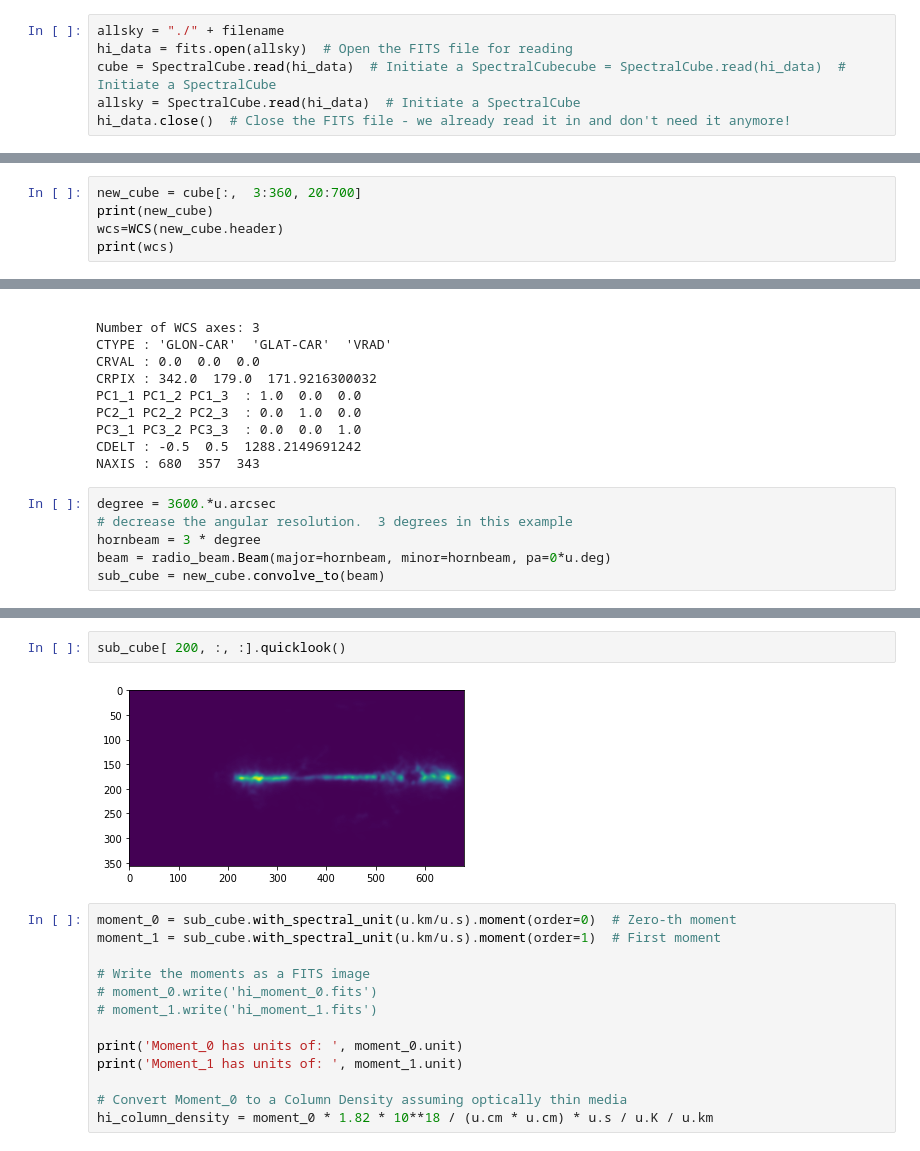
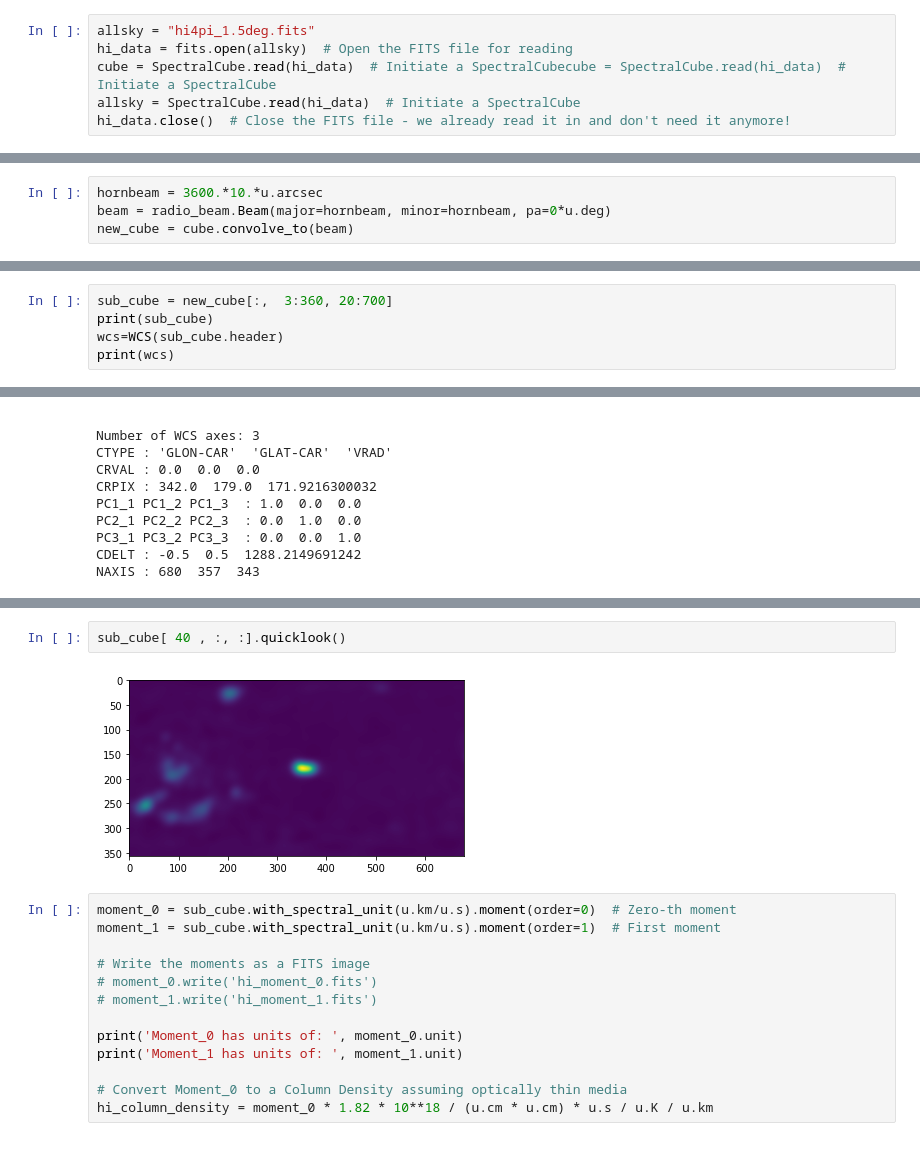
Before and after one commit to glangsto/hi4pi, a Jupyter notebook: HI4PI-Smooth.ipynb, the cells around one changed output, grey strips where cells are left out. Cells and saved outputs as stored; diff of their text form.

```diff
--- a/HI4PI-Smooth.ipynb
+++ b/HI4PI-Smooth.ipynb
@@ -37,5 +46,5 @@ from reproject import reproject_interp
 # %%
-allsky = "./" + filename
+allsky = "hi4pi_1.5deg.fits"
 hi_data = fits.open(allsky)  # Open the FITS file for reading
 cube = SpectralCube.read(hi_data)  # Initiate a SpectralCubecube = SpectralCube.read(hi_data)  # Initiate a SpectralCube
 allsky = SpectralCube.read(hi_data)  # Initiate a SpectralCube
@@ -60,3 +69,7 @@ cube[:, 181, 110].quicklook()  # Extract a single spectrum through the data cube
 # %%
 _, b, _ = cube.world[0, :, 0]  #extract latitude world coordinates from cube
 _, _, l = cube.world[0, 0, :]  #extract longitude world coordinates from cube
+# %%
+hornbeam = 3600.*10.*u.arcsec
+beam = radio_beam.Beam(major=hornbeam, minor=hornbeam, pa=0*u.deg)
+new_cube = cube.convolve_to(beam)
@@ -63,7 +78,7 @@ _, _, l = cube.world[0, 0, :]  #extract longitude world coordinates from cube
 # %%
-new_cube = cube[:,  3:360, 20:700]
-print(new_cube)
-wcs=WCS(new_cube.header)
+sub_cube = new_cube[:,  3:360, 20:700]
+print(sub_cube)
+wcs=WCS(sub_cube.header)
 print(wcs)
 # %% [output]
 SpectralCube with shape=(343, 357, 680) and unit=K:
@@ -81,9 +96,3 @@ PC2_1 PC2_2 PC2_3  : 0.0  1.0  0.0
 PC3_1 PC3_2 PC3_3  : 0.0  0.0  1.0
 CDELT : -0.5  0.5  1288.2149691242
 NAXIS : 680  357  343
-# %%
-degree = 3600.*u.arcsec
-# decrease the angular resolution.  3 degrees in this example
-hornbeam = 3 * degree
-beam = radio_beam.Beam(major=hornbeam, minor=hornbeam, pa=0*u.deg)
-sub_cube = new_cube.convolve_to(beam)
@@ -92,7 +99,7 @@ WARNING: PossiblySlowWarning: This function (<function BaseSpectralCube.convolve
 # %%
-sub_cube[ 200, :, :].quicklook()
+sub_cube[ 40 , :, :].quicklook()
 # %% [output]
-[figure, old version]
+[figure, new version]
 # %%
 moment_0 = sub_cube.with_spectral_unit(u.km/u.s).moment(order=0)  # Zero-th moment
 moment_1 = sub_cube.with_spectral_unit(u.km/u.s).moment(order=1)  # First moment
```
Also changed, not shown: parts of 18 cells of this notebook, 4 other files.
